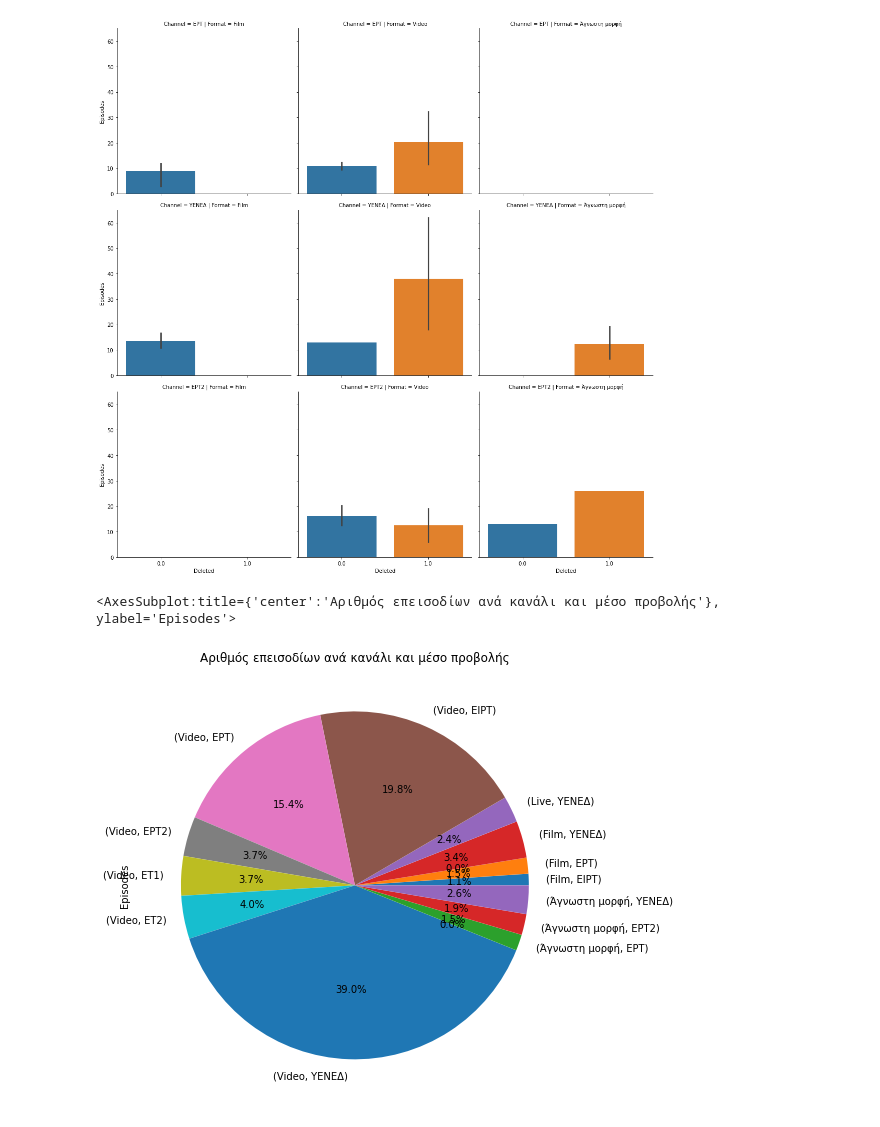
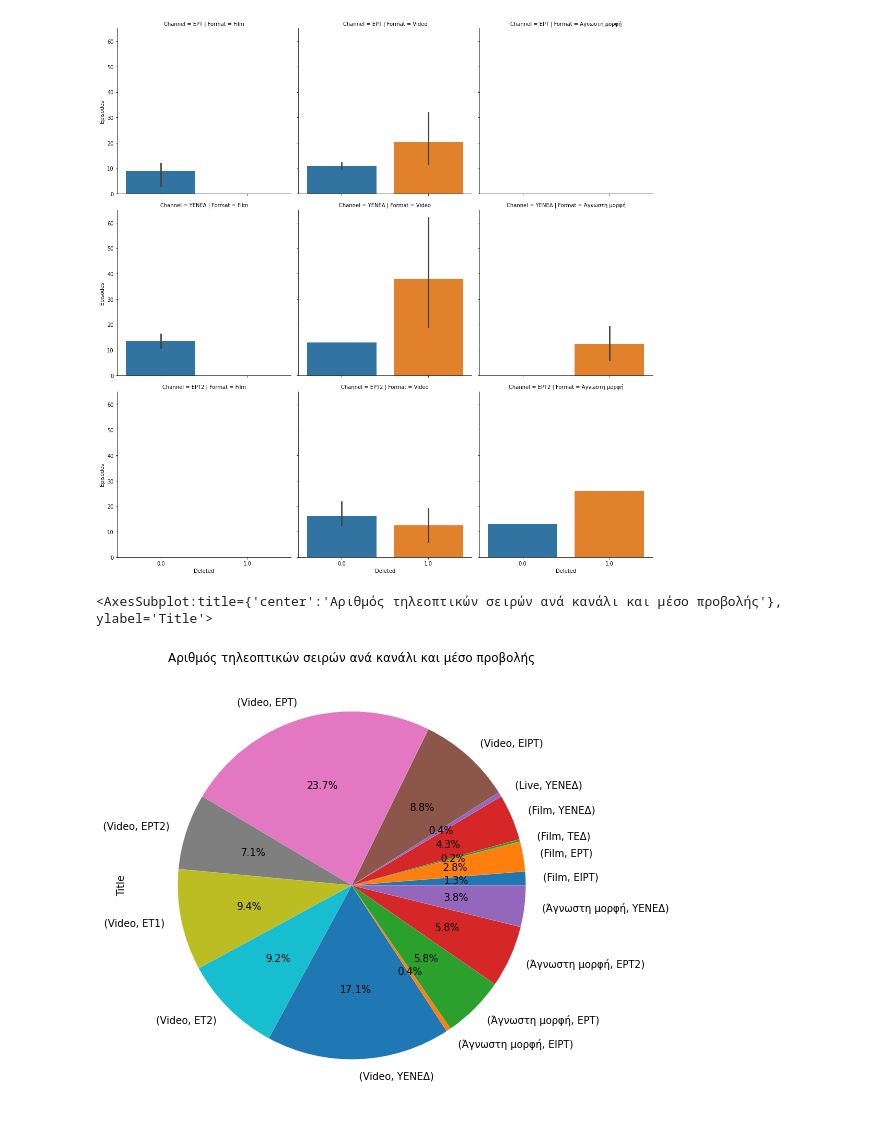
Before and after one commit to AntonioKal/Data_Analysis, a Jupyter notebook: Archivio_ERT.ipynb, the cells around one changed output. Saved outputs shown, nothing was run; the diff lists cells and outputs as text; code cells hidden in the pictures.

```diff
--- a/Archivio_ERT.ipynb
+++ b/Archivio_ERT.ipynb
@@ -77,7 +77,7 @@ sbn.catplot(data=df.loc[(df['YearStart'] < 1985) & (df['YearStart'] > 1980)], x=
 <seaborn.axisgrid.FacetGrid at 0x...>
 [figure]
 # %%
-df.groupby(['Format', 'Channel']).sum()['Episodes'].plot(kind='pie',shadow=False, title = 'Αριθμός επεισοδίων ανά κανάλι και μέσο προβολής', autopct = '%1.1f%%', figsize =(10,8))
+df.groupby(['Format', 'Channel']).count()['Title'].plot(kind='pie',shadow=False, title = 'Αριθμός τηλεοπτικών σειρών ανά κανάλι και μέσο προβολής', autopct = '%1.1f%%', figsize =(10,8))
 # %% [output]
-<AxesSubplot:title={'center':'Αριθμός επεισοδίων ανά κανάλι και μέσο προβολής'}, ylabel='Episodes'>
+<AxesSubplot:title={'center':'Αριθμός τηλεοπτικών σειρών ανά κανάλι και μέσο προβολής'}, ylabel='Title'>
-[figure, old version]
+[figure, new version]
```
Also changed, not shown: parts of 4 cells of this notebook.
